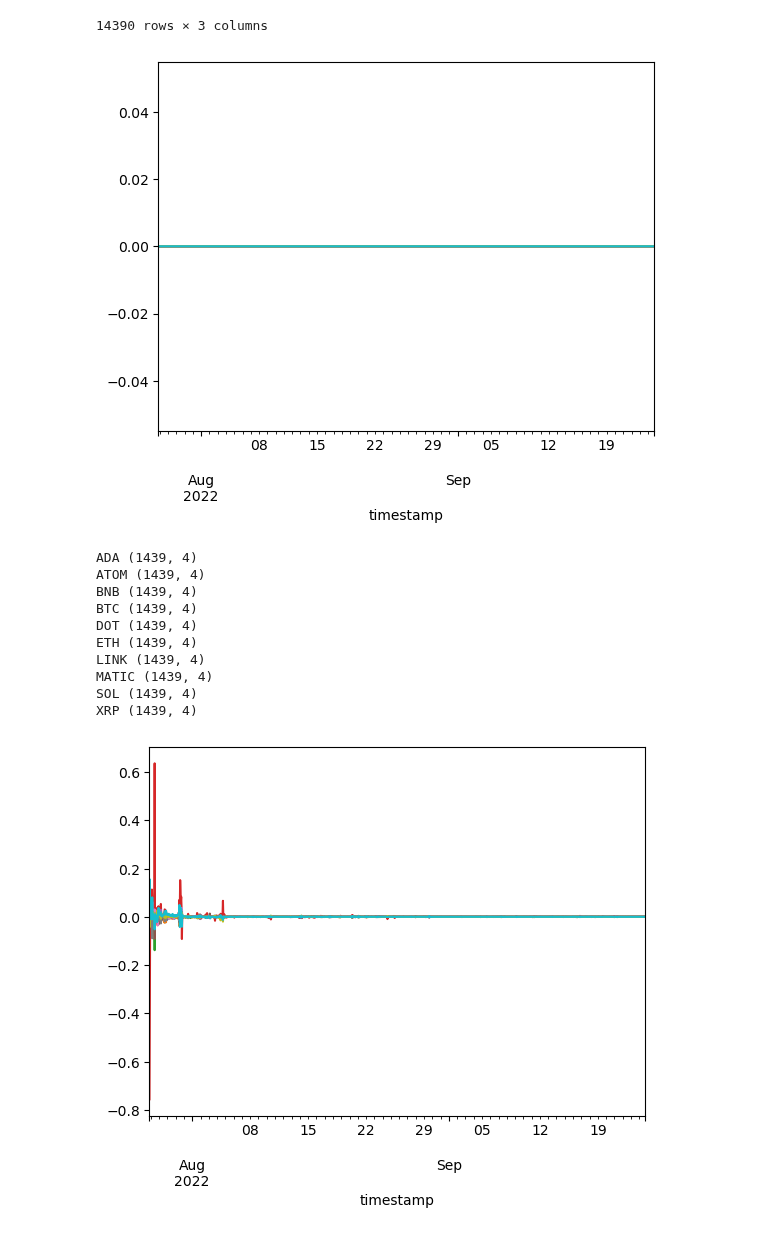
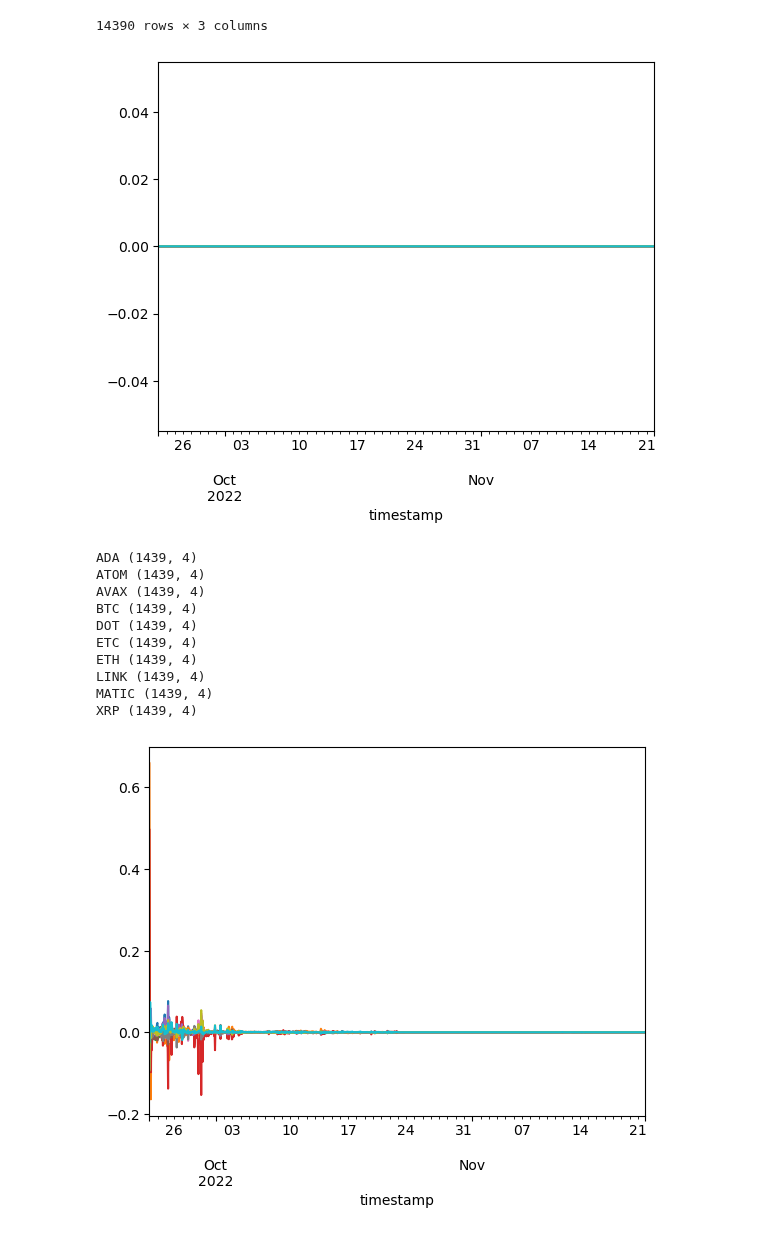
Before and after one commit to richmanbtc/alphapool-model, a Jupyter notebook: notebooks/20220928_btc_beta.ipynb, the cells around one changed output. Saved outputs shown, nothing was run; the diff lists cells and outputs as text; code cells hidden in the pictures.

```diff
--- a/notebooks/20220928_btc_beta.ipynb
+++ b/notebooks/20220928_btc_beta.ipynb
@@ -1,6 +1,10 @@
 # %%
+import os
 import sys
-sys.path.append('..') # for import src
+p = '..'
+while not os.path.isdir(p + '/notebooks'):
+    p += '/..'
+sys.path.append(p) # for import src
 
 import os
 import cloudpickle
@@ -26,6 +30,7 @@ from src.ml_utils import (
     unbiased_rank,
     ewm_finite,
 )
+from src.data_fetcher import DataFetcher
 cloudpickle.register_pickle_by_value(src) # for model portability
 
 os.environ["USE_JOBLIB_MEMORY"] = "1"
@@ -35,4 +40,6 @@ def get_joblib_memory():
         return joblib.Memory('/tmp/alphapool_joblib_memory', verbose=0)
     else:
         return joblib.Memory(None, verbose=0)
+
+model_name = '20220928_btc_beta'
 # %%
@@ -636,8 +759,9 @@ import os
 import joblib
 import pandas as pd
 
-model = joblib.load('/home/jovyan/data/20220928_btc_beta.xz')
-df = pd.read_pickle('/tmp/df_price_type_none.pkl')
+model = joblib.load('/home/jovyan/data/{}.xz'.format(model_name))
+df = pd.read_pickle('/tmp/df_binance_ohlcv_extended.pkl')
+df = df.loc[df.index.get_level_values('timestamp') < pd.to_datetime('2022-11-22 00:00:00Z')]
 df = df[['op', 'hi', 'lo', 'cl', 'volume']]
 max_timestamp = df.index.get_level_values('timestamp').max()
 df = df.loc[max_timestamp - pd.to_timedelta(model.max_data_sec, unit='S') <= df.index.get_level_values('timestamp')]
@@ -705,13 +829,13 @@ test shift predict
 14390 rows × 3 columns
-[figure, old version]
+[figure, new version]
 ADA (1439, 4)
 ATOM (1439, 4)
-BNB (1439, 4)
+AVAX (1439, 4)
 BTC (1439, 4)
 DOT (1439, 4)
+ETC (1439, 4)
 ETH (1439, 4)
 LINK (1439, 4)
 MATIC (1439, 4)
-SOL (1439, 4)
 XRP (1439, 4)
-[figure, old version]
+[figure, new version]
```
Also changed, not shown: parts of 5 cells of this notebook, 1 other file.
